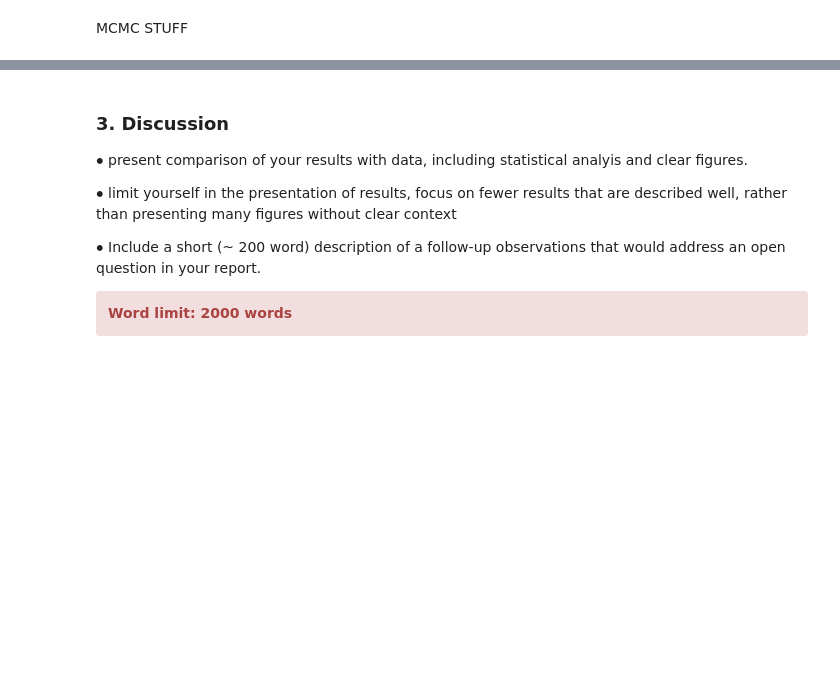
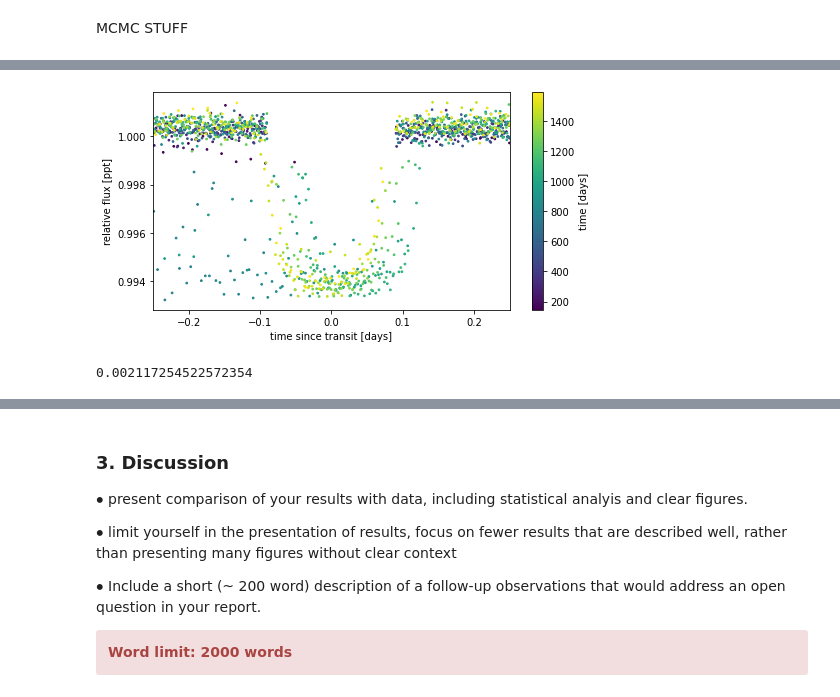
Before and after one commit to cm2435/university_computing_y3, a Jupyter notebook: ph30016_b/Coursework_B_Template.ipynb, the cells around one changed output, grey strips where cells are left out. Cells and saved outputs as stored; diff of their text form; code cells hidden in the pictures; blank space fills up the shorter version.

```diff
--- a/ph30016_b/Coursework_B_Template.ipynb
+++ b/ph30016_b/Coursework_B_Template.ipynb
@@ -272,3 +273,8 @@ x_fold = (
 #Custom mask - used to remove the 'top' line' of the transit, this isn't really needed but allows final visualization plot to look nicer
 x_fold_cord_mask = (x_fold > -0.09) & (x_fold < 0.09)
 final_mask = ~np.logical_and(x_fold_cord_mask, (y > 0.999))
+# %%
+x = x[final_mask]
+x_fold = x_fold[final_mask]
+y = y[final_mask]
+yerr = yerr[final_mask]
@@ -274,0 +285,13 @@ final_mask = ~np.logical_and(x_fold_cord_mask, (y > 0.999))
+# %%
+plt.figure(figsize=(8, 4))
+plt.scatter(x_fold, y, c=x, s=3)
+plt.xlabel("time since transit [days]")
+plt.ylabel("relative flux [ppt]")
+plt.colorbar(label="time [days]")
+_ = plt.xlim(-0.25, 0.25)
+# %% [output]
+[figure, added]
+# %%
+depth_guess
+# %% [output]
+0.002117254522572354
```
Also changed, not shown: parts of 16 cells of this notebook, 6 other files.
